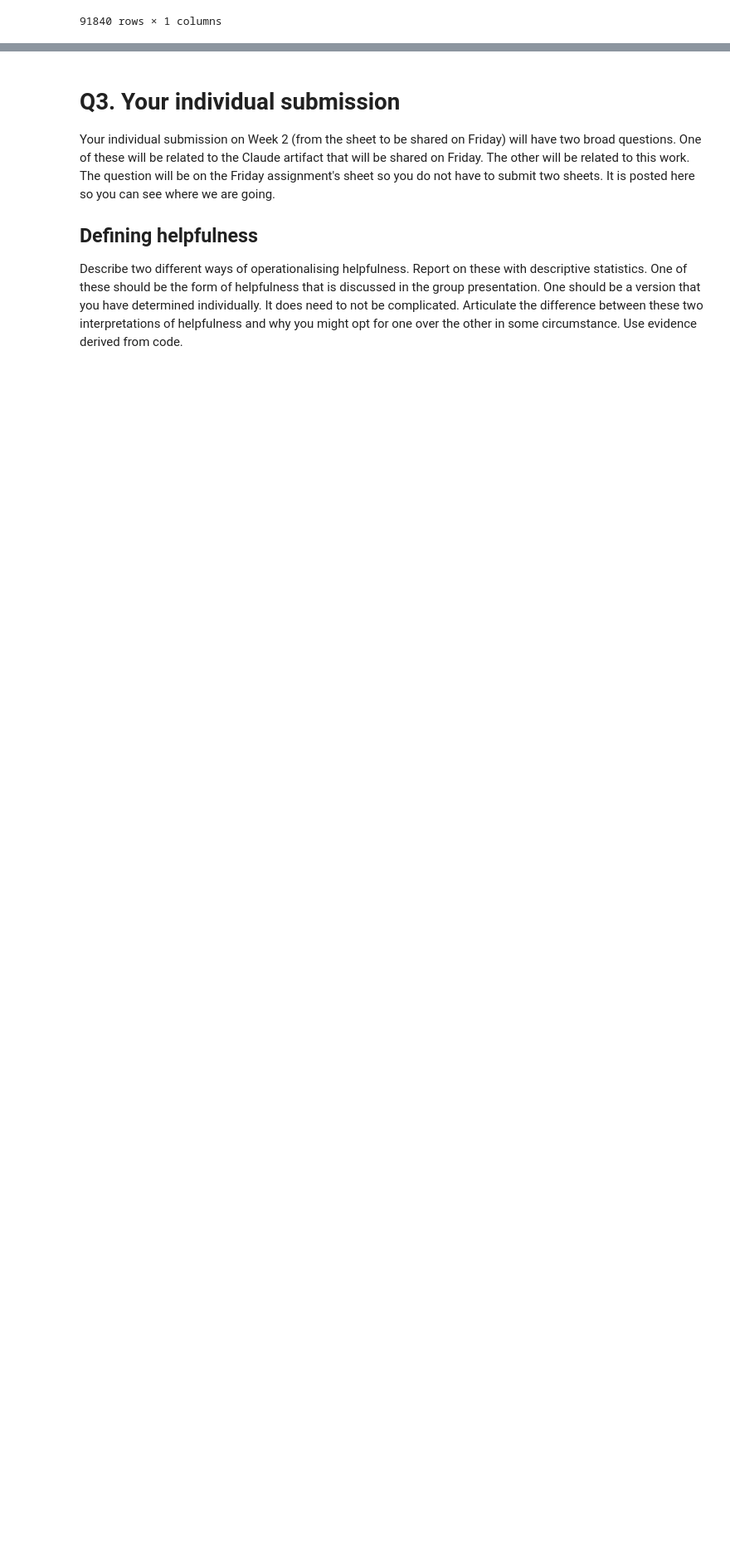
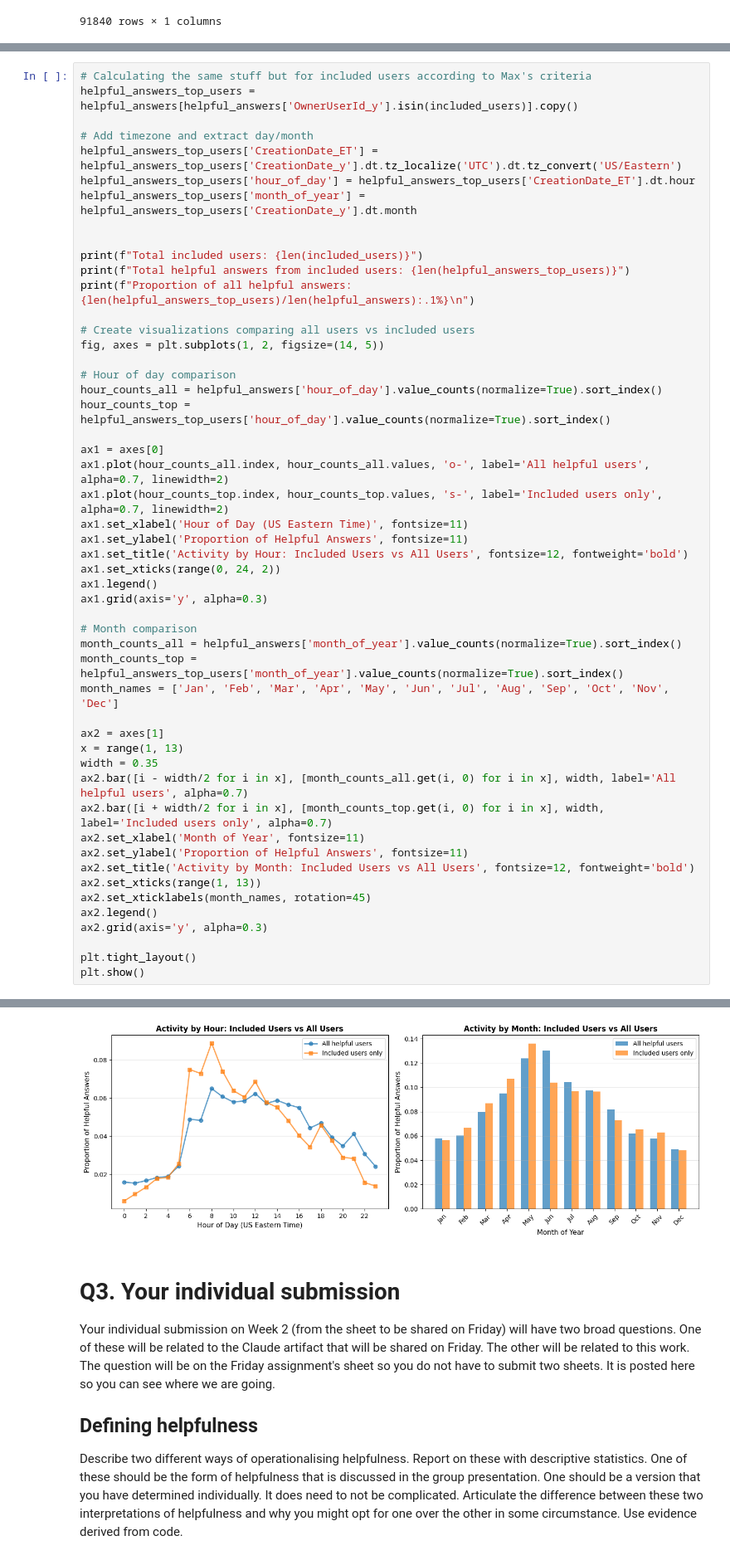
Before and after one commit to isaacbacker/GroupPres_SDS, a Jupyter notebook: Notebooks/fsds25_ex_wk01d02.ipynb, the cells around one changed output, grey strips where cells are left out. Shown at 83% size. Saved outputs shown, nothing was run; the diff lists cells and outputs as text; blank space fills up the shorter version.

```diff
--- a/Notebooks/fsds25_ex_wk01d02.ipynb
+++ b/Notebooks/fsds25_ex_wk01d02.ipynb
@@ -431,0 +482,52 @@ grouped.set_index(['OwnerUserId_y', 'month']).reindex(index=cross, fill_value=0,
+# %%
+# Calculating the same stuff but for included users according to Max's criteria
+helpful_answers_top_users = helpful_answers[helpful_answers['OwnerUserId_y'].isin(included_users)].copy()
+
+# Add timezone and extract day/month
+helpful_answers_top_users['CreationDate_ET'] = helpful_answers_top_users['CreationDate_y'].dt.tz_localize('UTC').dt.tz_convert('US/Eastern')
+helpful_answers_top_users['hour_of_day'] = helpful_answers_top_users['CreationDate_ET'].dt.hour
+helpful_answers_top_users['month_of_year'] = helpful_answers_top_users['CreationDate_y'].dt.month
+
+
+print(f"Total included users: {len(included_users)}")
+print(f"Total helpful answers from included users: {len(helpful_answers_top_users)}")
+print(f"Proportion of all helpful answers: {len(helpful_answers_top_users)/len(helpful_answers):.1%}\n")
+
+# Create visualizations comparing all users vs included users
+fig, axes = plt.subplots(1, 2, figsize=(14, 5))
+
+# Hour of day comparison
+hour_counts_all = helpful_answers['hour_of_day'].value_counts(normalize=True).sort_index()
+hour_counts_top = helpful_answers_top_users['hour_of_day'].value_counts(normalize=True).sort_index()
+
+ax1 = axes[0]
+ax1.plot(hour_counts_all.index, hour_counts_all.values, 'o-', label='All helpful users', alpha=0.7, linewidth=2)
+ax1.plot(hour_counts_top.index, hour_counts_top.values, 's-', label='Included users only', alpha=0.7, linewidth=2)
+ax1.set_xlabel('Hour of Day (US Eastern Time)', fontsize=11)
+ax1.set_ylabel('Proportion of Helpful Answers', fontsize=11)
+ax1.set_title('Activity by Hour: Included Users vs All Users', fontsize=12, fontweight='bold')
+ax1.set_xticks(range(0, 24, 2))
+ax1.legend()
+ax1.grid(axis='y', alpha=0.3)
+
+# Month comparison
+month_counts_all = helpful_answers['month_of_year'].value_counts(normalize=True).sort_index()
+month_counts_top = helpful_answers_top_users['month_of_year'].value_counts(normalize=True).sort_index()
+month_names = ['Jan', 'Feb', 'Mar', 'Apr', 'May', 'Jun', 'Jul', 'Aug', 'Sep', 'Oct', 'Nov', 'Dec']
+
+ax2 = axes[1]
+x = range(1, 13)
+width = 0.35
+ax2.bar([i - width/2 for i in x], [month_counts_all.get(i, 0) for i in x], width, label='All helpful users', alpha=0.7)
+ax2.bar([i + width/2 for i in x], [month_counts_top.get(i, 0) for i in x], width, label='Included users only', alpha=0.7)
+ax2.set_xlabel('Month of Year', fontsize=11)
+ax2.set_ylabel('Proportion of Helpful Answers', fontsize=11)
+ax2.set_title('Activity by Month: Included Users vs All Users', fontsize=12, fontweight='bold')
+ax2.set_xticks(range(1, 13))
+ax2.set_xticklabels(month_names, rotation=45)
+ax2.legend()
+ax2.grid(axis='y', alpha=0.3)
+
+plt.tight_layout()
+plt.show()
+# %% [output]
@@ -432,3 +537,4 @@ grouped.set_index(['OwnerUserId_y', 'month']).reindex(index=cross, fill_value=0,
+[figure, added]
 # %% [markdown]
 # Q3. Your individual submission
 
```
Also changed, not shown: parts of 8 cells of this notebook.
